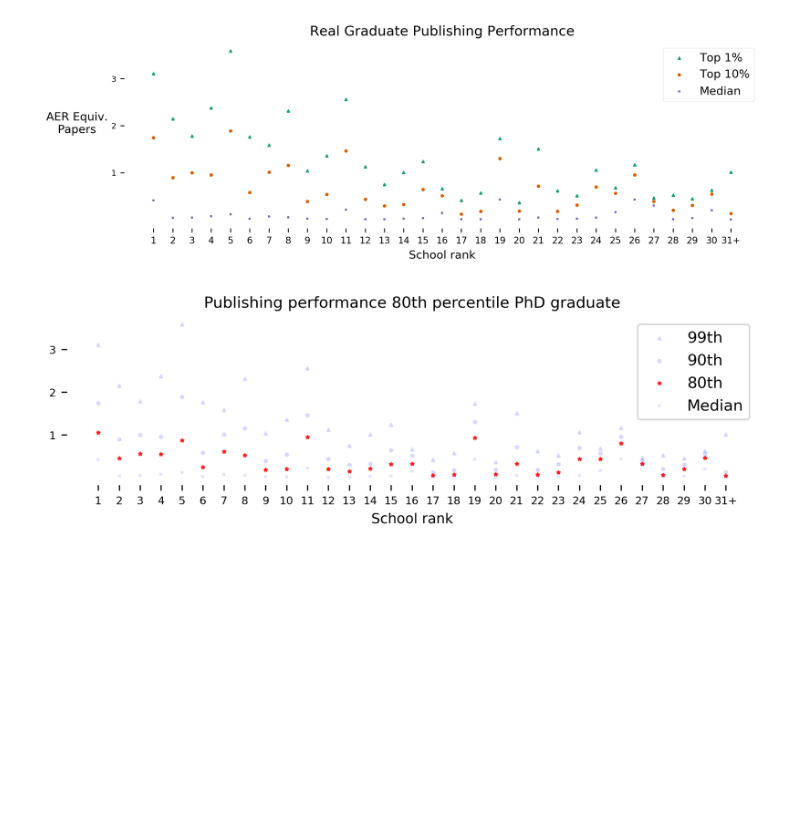
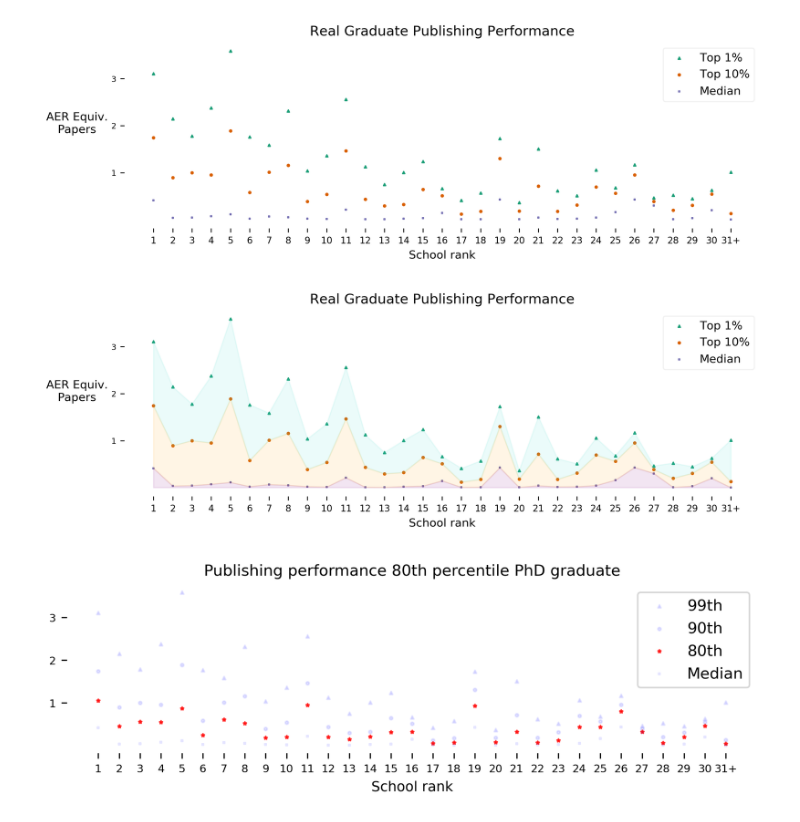
Before and after one commit to mviz/publish_rate_analysis, a Jupyter notebook: publishing_rate_raw_visualizations.ipynb, the cells around one changed output. Saved outputs shown, nothing was run; the diff lists cells and outputs as text; code cells hidden in the pictures; blank space fills up the shorter version.

```diff
--- a/publishing_rate_raw_visualizations.ipynb
+++ b/publishing_rate_raw_visualizations.ipynb
@@ -124,3 +129,35 @@ ax.legend(loc=1, ncol=1, framealpha=0.25);
 [figure]
 # %%
 fig.savefig("visualizations/raw_data_quantiles.png", bbox_inches = 'tight')
+# %%
+fig, ax = plt.subplots(figsize=(10,3))
+fig.set_dpi(300)
+
+xtick_names = [str(integer) for integer in range(1,31)]
+xtick_names.append('31+')
+
+mean_aer_quantiles = raw_mean_aer_quantiles
+
+ax.scatter(mean_aer_quantiles["Rank"], mean_aer_quantiles["99th"], marker='^', alpha=1, label="Top 1%", s=4);
+ax.scatter(mean_aer_quantiles["Rank"], mean_aer_quantiles["90th"], marker='o', alpha=1, label="Top 10%", s=4);
+ax.scatter(mean_aer_quantiles["Rank"], mean_aer_quantiles["50th"], marker='+',  alpha=1, label="Median", s=4);
+ax.fill_between(mean_aer_quantiles["Rank"], mean_aer_quantiles["99th"], mean_aer_quantiles["90th"], color="turquoise", alpha=0.1)
+ax.fill_between(mean_aer_quantiles["Rank"], mean_aer_quantiles["90th"], mean_aer_quantiles["50th"], color="orange",alpha=0.1)
+ax.fill_between(mean_aer_quantiles["Rank"], mean_aer_quantiles["50th"], np.zeros(mean_aer_quantiles["Rank"].size), color="purple", alpha=0.1)
+
+ax.set_title("Real Graduate Publishing Performance", fontsize=12)
+ax.set_xticks(range(1,32))
+ax.set_xticklabels(xtick_names, fontsize=8)
+ax.set_xlabel("School rank", fontsize=10)
+ax.set_ylabel("AER Equiv.\nPapers", fontsize=10, rotation=0, labelpad=30)
+ax.set_yticks([1,2,3])
+ax.set_yticklabels(["1", "2", "3"], fontsize=7)
+
+ax.spines["left"].set_visible(False)
+ax.spines["top"].set_visible(False)
+ax.spines["right"].set_visible(False)
+ax.spines["bottom"].set_visible(False)
+
+ax.legend(loc=1, ncol=1, framealpha=0.25);
+# %% [output]
+[figure, added]
```
Also changed, not shown: parts of 4 cells of this notebook, 4 other files.
